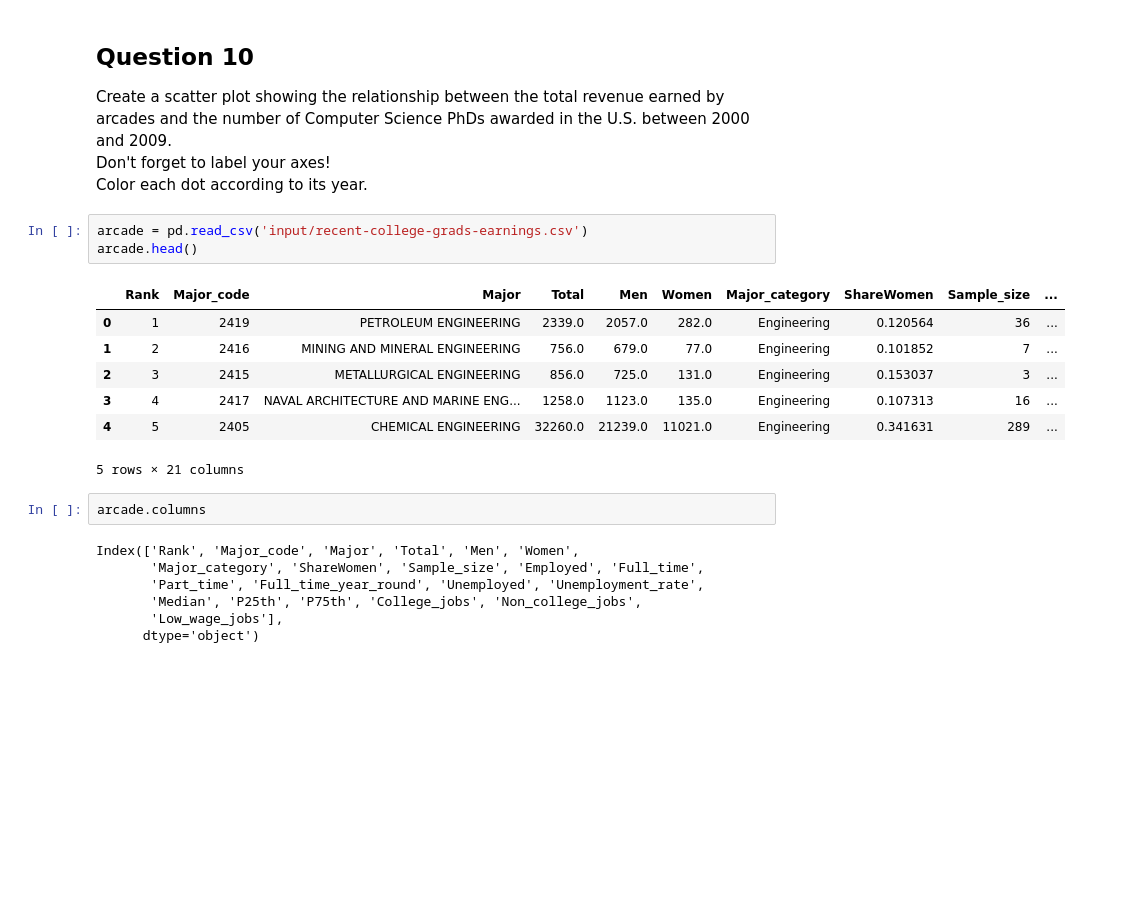
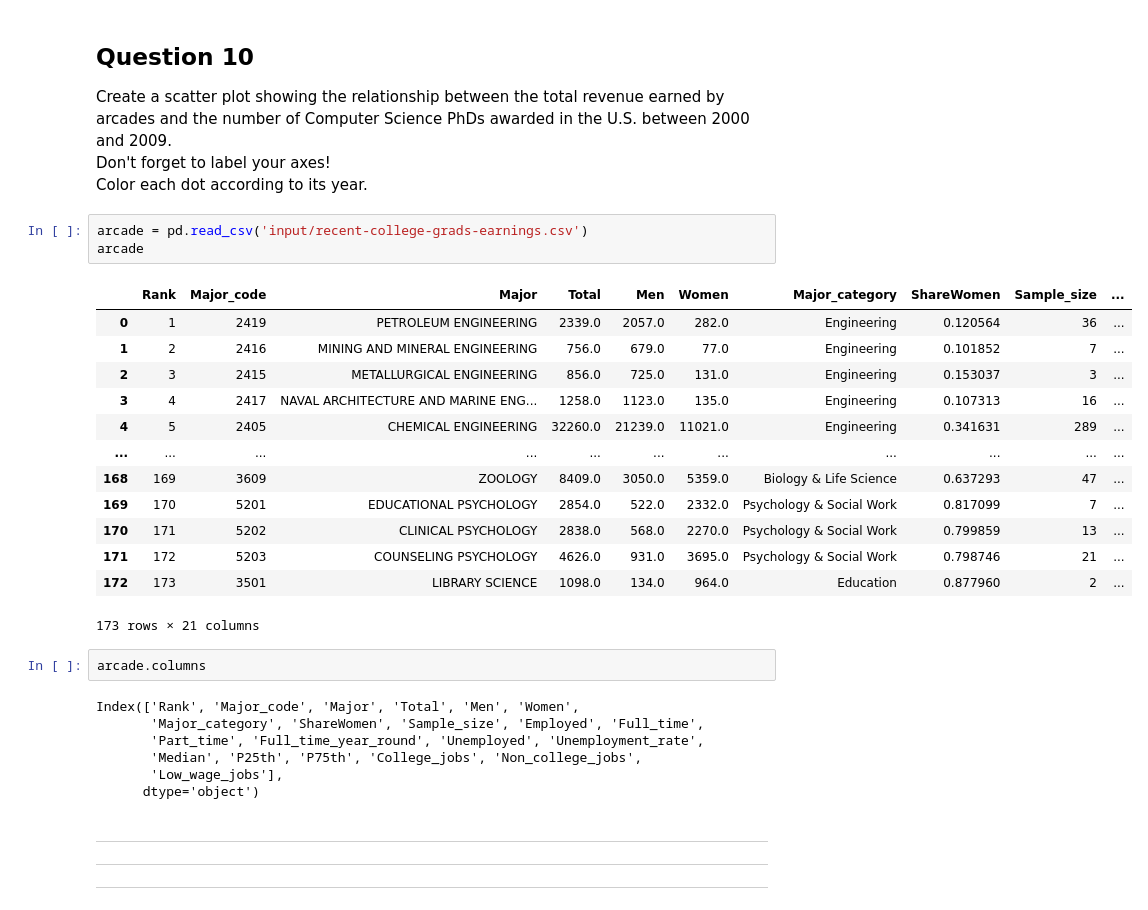
Before and after one commit to HSD-BDAT/HarmilapSingh.Dhaliwal.BDAT1004PS03, a Jupyter notebook: PS_03.ipynb, the cells around one changed output. Cells and saved outputs as stored; diff of their text form; blank space fills up the shorter version.

```diff
--- a/PS_03.ipynb
+++ b/PS_03.ipynb
@@ -523,15 +903,21 @@ Don't forget to label your axes!
 Color each dot according to its year.
 # %%
 arcade = pd.read_csv('input/recent-college-grads-earnings.csv')
-arcade.head()
+arcade
 # %% [output]
 |  | Rank | Major_code | Major | Total | Men | Women | Major_category | ShareWomen | Sample_size | ... |
 | 0 | 1 | 2419 | PETROLEUM ENGINEERING | 2339.0 | 2057.0 | 282.0 | Engineering | 0.120564 | 36 | ... |
 | 1 | 2 | 2416 | MINING AND MINERAL ENGINEERING | 756.0 | 679.0 | 77.0 | Engineering | 0.101852 | 7 | ... |
 | 2 | 3 | 2415 | METALLURGICAL ENGINEERING | 856.0 | 725.0 | 131.0 | Engineering | 0.153037 | 3 | ... |
 | 3 | 4 | 2417 | NAVAL ARCHITECTURE AND MARINE ENG... | 1258.0 | 1123.0 | 135.0 | Engineering | 0.107313 | 16 | ... |
 | 4 | 5 | 2405 | CHEMICAL ENGINEERING | 32260.0 | 21239.0 | 11021.0 | Engineering | 0.341631 | 289 | ... |
+| ... | ... | ... | ... | ... | ... | ... | ... | ... | ... | ... |
+| 168 | 169 | 3609 | ZOOLOGY | 8409.0 | 3050.0 | 5359.0 | Biology & Life Science | 0.637293 | 47 | ... |
+| 169 | 170 | 5201 | EDUCATIONAL PSYCHOLOGY | 2854.0 | 522.0 | 2332.0 | Psychology & Social Work | 0.817099 | 7 | ... |
+| 170 | 171 | 5202 | CLINICAL PSYCHOLOGY | 2838.0 | 568.0 | 2270.0 | Psychology & Social Work | 0.799859 | 13 | ... |
+| 171 | 172 | 5203 | COUNSELING PSYCHOLOGY | 4626.0 | 931.0 | 3695.0 | Psychology & Social Work | 0.798746 | 21 | ... |
+| 172 | 173 | 3501 | LIBRARY SCIENCE | 1098.0 | 134.0 | 964.0 | Education | 0.877960 | 2 | ... |
-5 rows × 21 columns
+173 rows × 21 columns
 # %%
 arcade.columns
 # %% [output]
@@ -541,3 +927,7 @@ Index(['Rank', 'Major_code', 'Major', 'Total', 'Men', 'Women',
        'Median', 'P25th', 'P75th', 'College_jobs', 'Non_college_jobs',
        'Low_wage_jobs'],
       dtype='object')
+# %% [markdown]
+---
+---
+---
```
Also changed, not shown: parts of 88 cells of this notebook.
